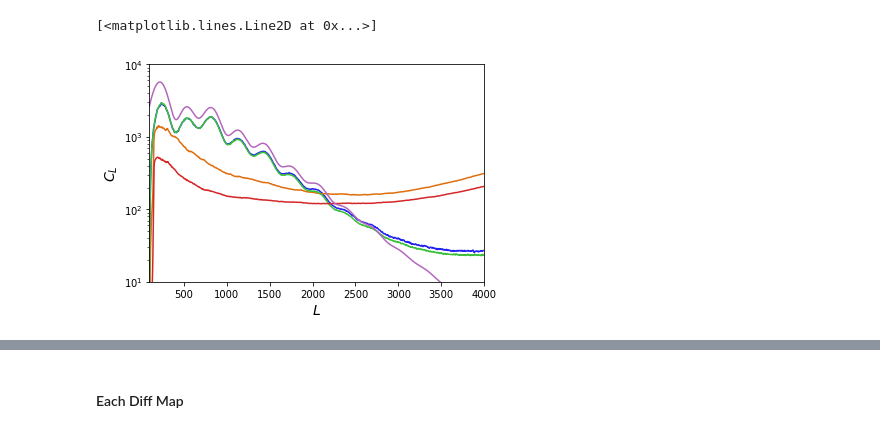
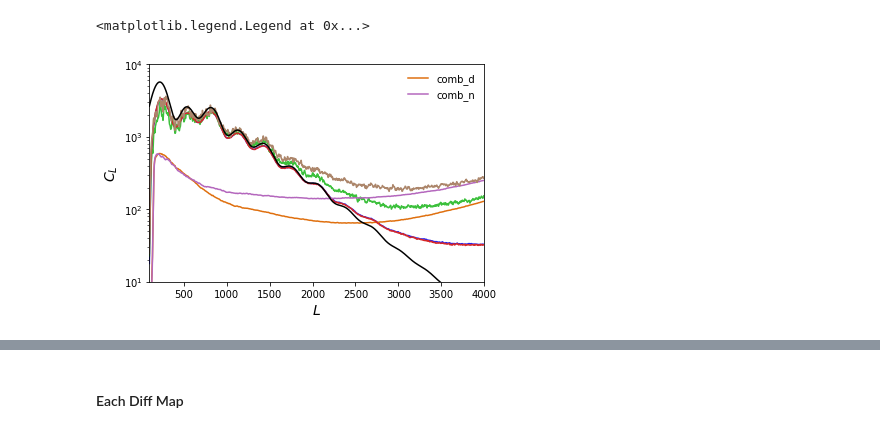
Before and after one commit to ACTCollaboration/Lensing-Daytime, a Jupyter notebook: check_cmb_day-night.ipynb, the cells around one changed output, grey strips where cells are left out. Drawn from its saved outputs; the diff is of its cells as text; code cells hidden in the pictures.

```diff
--- a/check_cmb_day-night.ipynb
+++ b/check_cmb_day-night.ipynb
@@ -13,5 +4,10 @@ qids = qid_dn + ['diff_dn']
+# %%
+qid_dn = ['comb_d','comb_n']
+qids = qid_dn + ['diff_dn','comb_dn']
+qids = qid_dn
+#qids = ['diff_dn']
 # %%
-aobj = {q: local.init_analysis_params(qid=q,ascale=5.) for q in qids}
+aobj = {q: local.init_analysis_params(qid=q,ascale=3.,wtype='com16v3pt') for q in qids}
 # %%
 mcl = {q: (np.loadtxt(aobj[q].fscl['c'])).T[1]*local.Tcmb**2 for q in qids}
 ncl = {q: (np.loadtxt(aobj[q].fscl['n'])).T[1]*local.Tcmb**2 for q in qids}
@@ -19,13 +15,14 @@ ocl = {q: (np.loadtxt(aobj[q].fcls['c'][0])).T[1]*local.Tcmb**2 for q in qids}
 # %%
 for q in qid_dn:
     pl.plot_1dstyle(ylog=True,ymin=1e1,ymax=1e4,xmin=100,xmax=4000)
     l = aobj[q].l
     s = l**2/np.pi/2.
     plot(l,s*(mcl[q]-ncl[q]))
-    plot(l,s*ncl[q])
-    #plot(l,s*ocl[q]/w2)
+    plot(l,s*ncl[q],label=q)
+    plot(l,s*ocl[q])
 #plot(l,s*(ocl['comb_n']-ocl['comb_d']))
-plot(l,s*aobj[q].lcl[0,:]*local.Tcmb**2)
+plot(l,s*aobj[q].lcl[0,:]*local.Tcmb**2,color='k')
+legend()
 # %% [output]
-[<matplotlib.lines.Line2D at 0x...>]
+<matplotlib.legend.Legend at 0x...>
-[figure, old version]
+[figure, new version]
```
Also changed, not shown: parts of 11 cells of this notebook, 1 other file.
